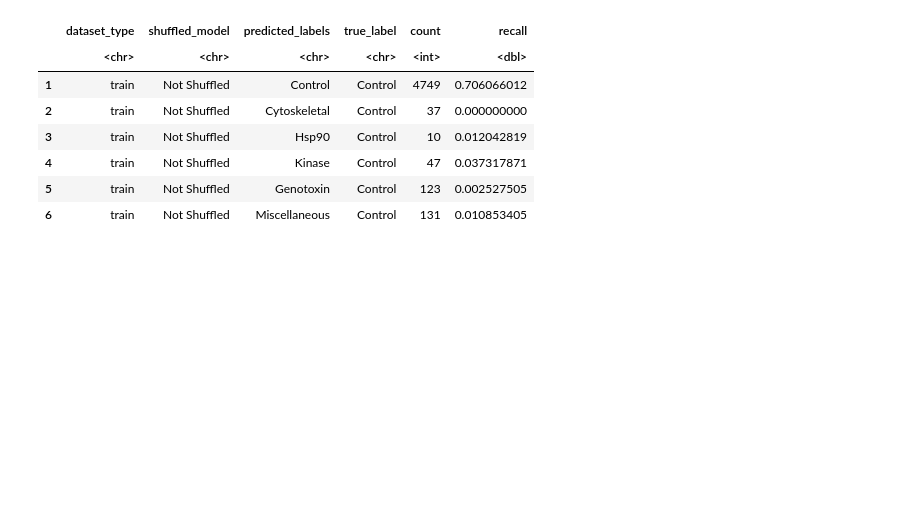
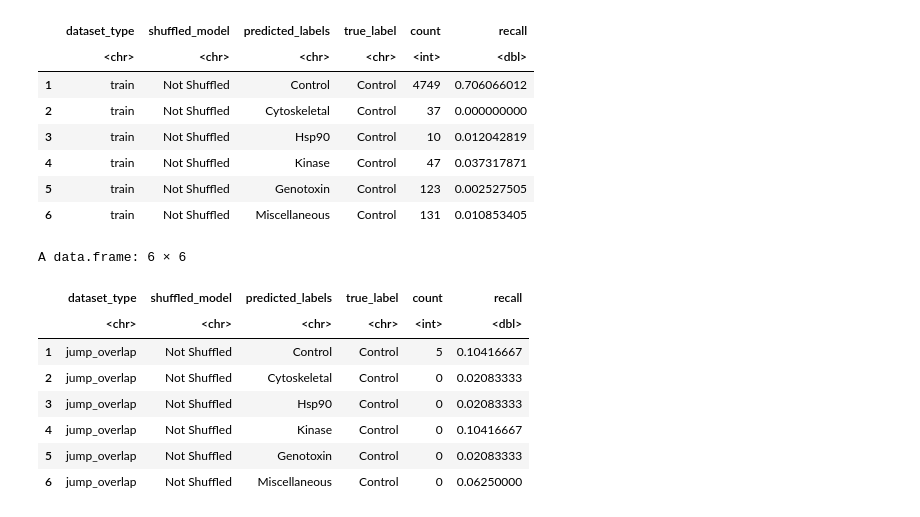
Before and after one commit to WayScience/Cytotoxic-Nuisance-Metadata-Analysis, a Jupyter notebook: notebooks/4.visualization/confusion_matrix/confusion_matrix.ipynb, the cells around one changed output. Cells and saved outputs as stored; diff of their text form; code cells hidden in the pictures; blank space fills up the shorter version.

```diff
--- a/notebooks/4.visualization/confusion_matrix/confusion_matrix.ipynb
+++ b/notebooks/4.visualization/confusion_matrix/confusion_matrix.ipynb
@@ -39,6 +28,23 @@ A data.frame: 6 × 6
 | 4 | train | Not Shuffled | Kinase | Control | 47 | 0.037317871 |
 | 5 | train | Not Shuffled | Genotoxin | Control | 123 | 0.002527505 |
 | 6 | train | Not Shuffled | Miscellaneous | Control | 131 | 0.010853405 |
+# %%
+# update one of the shuffled_model columns to Shuffled and Not Shuffled
+overlapping_cm_df$shuffled_model <- ifelse(overlapping_cm_df$shuffled_model == "False", "Not Shuffled",
+                            ifelse(overlapping_cm_df$shuffled_model == "True", "Shuffled", overlapping_cm_df$shuffled_model))
+
+# Display the updated DataFrame
+head(overlapping_cm_df)
+# %% [output]
+A data.frame: 6 × 6
+|  | dataset_type | shuffled_model | predicted_labels | true_label | count | recall |
+|  | <chr> | <chr> | <chr> | <chr> | <int> | <dbl> |
+| 1 | jump_overlap | Not Shuffled | Control | Control | 5 | 0.10416667 |
+| 2 | jump_overlap | Not Shuffled | Cytoskeletal | Control | 0 | 0.02083333 |
+| 3 | jump_overlap | Not Shuffled | Hsp90 | Control | 0 | 0.02083333 |
+| 4 | jump_overlap | Not Shuffled | Kinase | Control | 0 | 0.10416667 |
+| 5 | jump_overlap | Not Shuffled | Genotoxin | Control | 0 | 0.02083333 |
+| 6 | jump_overlap | Not Shuffled | Miscellaneous | Control | 0 | 0.06250000 |
 # %%
 # set image dim
 width <- 10
```
Also changed, not shown: parts of 3 cells of this notebook, 13 other files.
